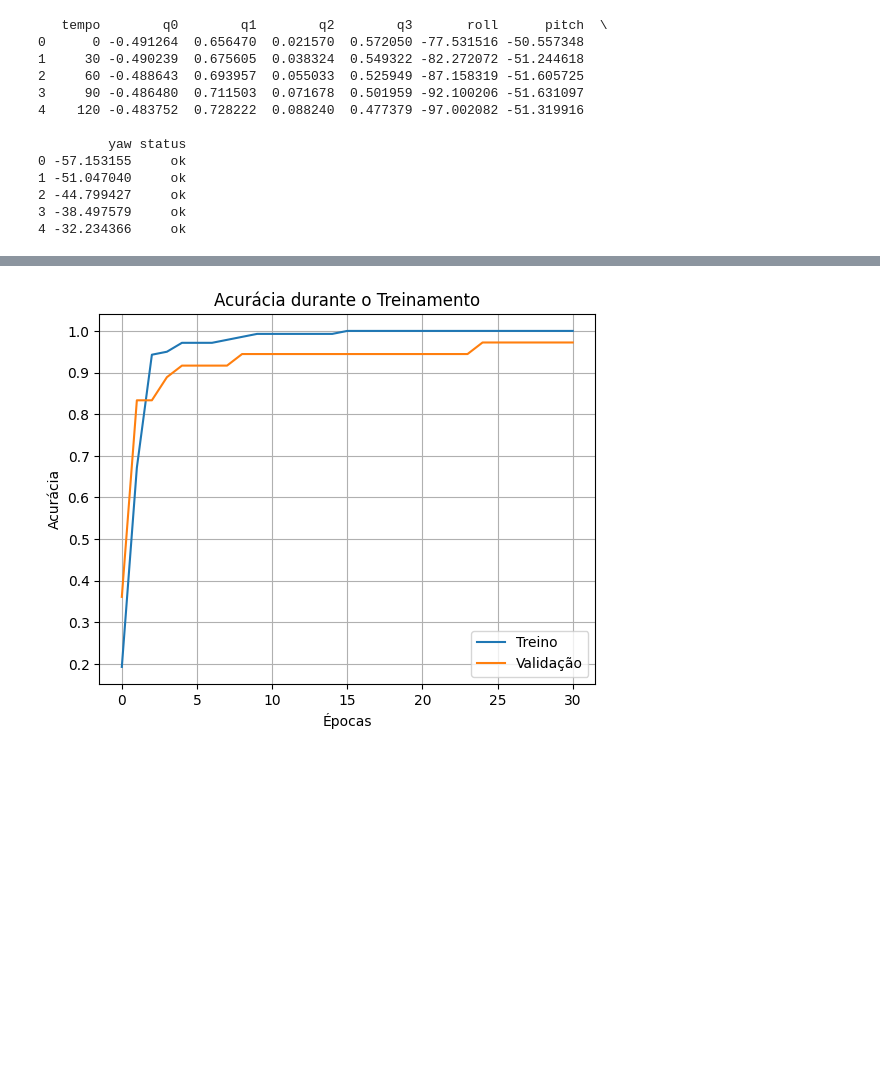
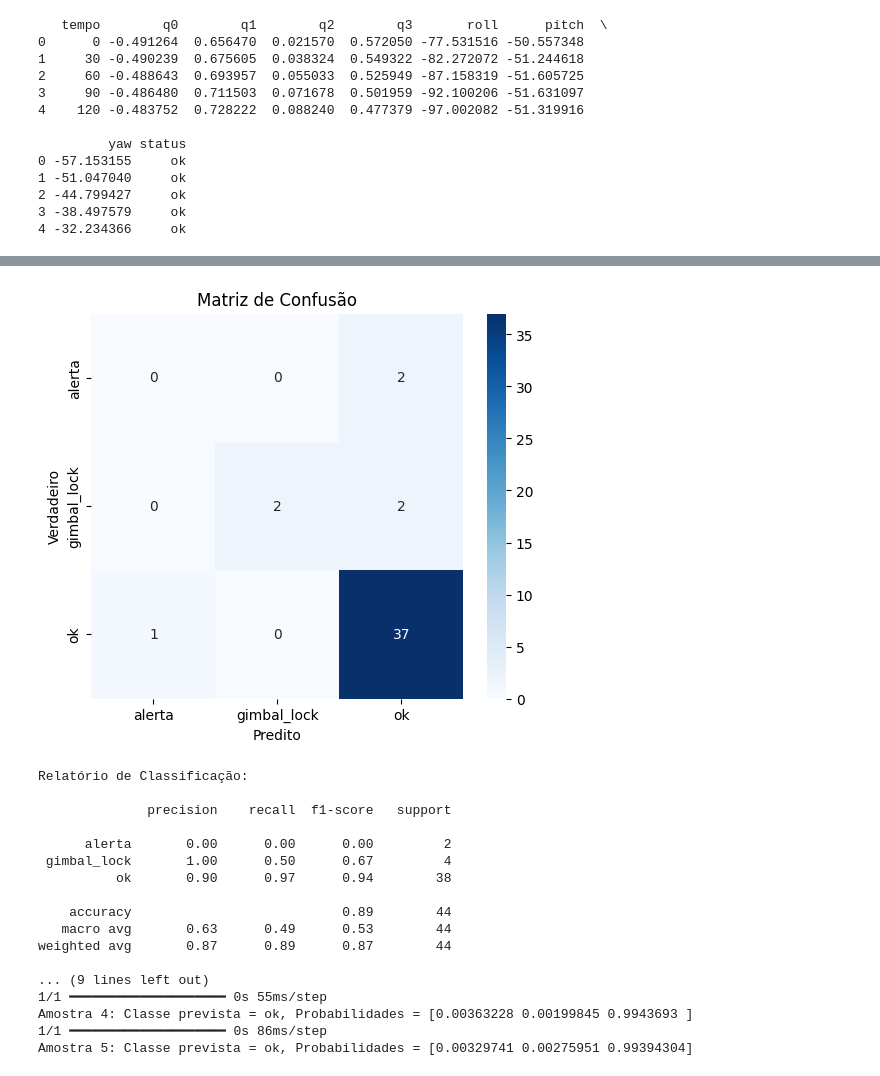
Before and after one commit to el-pitchula/GyroAI-SAT, a Jupyter notebook: notebooks/GimbalLock_IA_Classifier.ipynb, the cells around one changed output, grey strips where cells are left out. Saved outputs shown, nothing was run; the diff lists cells and outputs as text; code cells hidden in the pictures; blank space fills up the shorter version.

```diff
--- a/notebooks/GimbalLock_IA_Classifier.ipynb
+++ b/notebooks/GimbalLock_IA_Classifier.ipynb
@@ -212,6 +212,39 @@ history = model.fit(
 loss, acc = model.evaluate(X_test, y_test)
 print(f"\n✅ Acurácia: {acc:.2f} | Loss: {loss:.4f}")
 
+# ---------- Mtriz de Confusão ----------
+from sklearn.metrics import confusion_matrix, classification_report
+import seaborn as sns
+
+# 1. Fazer previsões no conjunto de teste
+y_pred_prob = model.predict(X_test)
+y_pred = y_pred_prob.argmax(axis=1)
+y_true = y_test.argmax(axis=1)
+
+# 2. Matriz
+cm = confusion_matrix(y_true, y_pred)
+labels = encoder.classes_  # classes originais ['gimbal_lock', 'ok', 'alerta'] por exemplo
+
+plt.figure(figsize=(6,5))
+sns.heatmap(cm, annot=True, fmt='d', cmap='Blues', xticklabels=labels, yticklabels=labels)
+plt.title("Matriz de Confusão")
+plt.ylabel('Verdadeiro')
+plt.xlabel('Predito')
+plt.show()
+
+# 3. Relatório de Classificação
+print("Relatório de Classificação:\n")
+print(classification_report(y_true, y_pred, target_names=labels))
+
+# 4. Testar previsão em novas amostras (exemplo: últimas sequências do conjunto de teste)
+print("\nExemplo de previsões para novas sequências:\n")
+for i in range(5):
+    sample = X_test[i][np.newaxis, ...]
+    pred_prob = model.predict(sample)[0]
+    pred_class = encoder.inverse_transform([pred_prob.argmax()])[0]
+    print(f"Amostra {i+1}: Classe prevista = {pred_class}, Probabilidades = {pred_prob}")
+# --------------------------------------
+
 # Visualização
 plt.plot(history.history['accuracy'], label='Treino')
 plt.plot(history.history['val_accuracy'], label='Validação')
@@ -242 +283,18 @@ Epoch 3/50
-[figure, old version]
+[figure, new version]
+Relatório de Classificação:
+
+              precision    recall  f1-score   support
+
+      alerta       0.00      0.00      0.00         2
+ gimbal_lock       1.00      0.50      0.67         4
+          ok       0.90      0.97      0.94        38
+
+    accuracy                           0.89        44
+   macro avg       0.63      0.49      0.53        44
+weighted avg       0.87      0.89      0.87        44
+
+... (9 lines left out)
+1/1 ━━━━━━━━━━━━━━━━━━━━ 0s 55ms/step
+Amostra 4: Classe prevista = ok, Probabilidades = [0.00363228 0.00199845 0.9943693 ]
+1/1 ━━━━━━━━━━━━━━━━━━━━ 0s 86ms/step
+Amostra 5: Classe prevista = ok, Probabilidades = [0.00329741 0.00275951 0.99394304]
```
Also changed, not shown: parts of 1 cell of this notebook.
